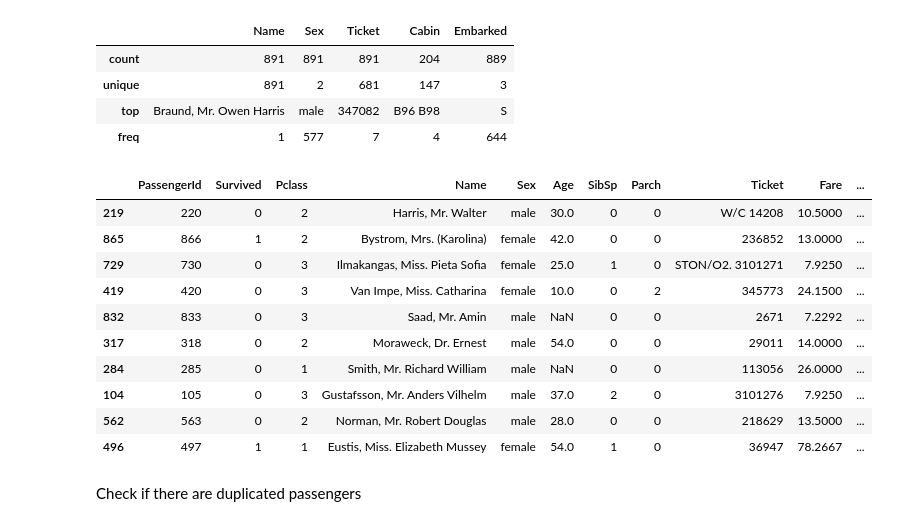
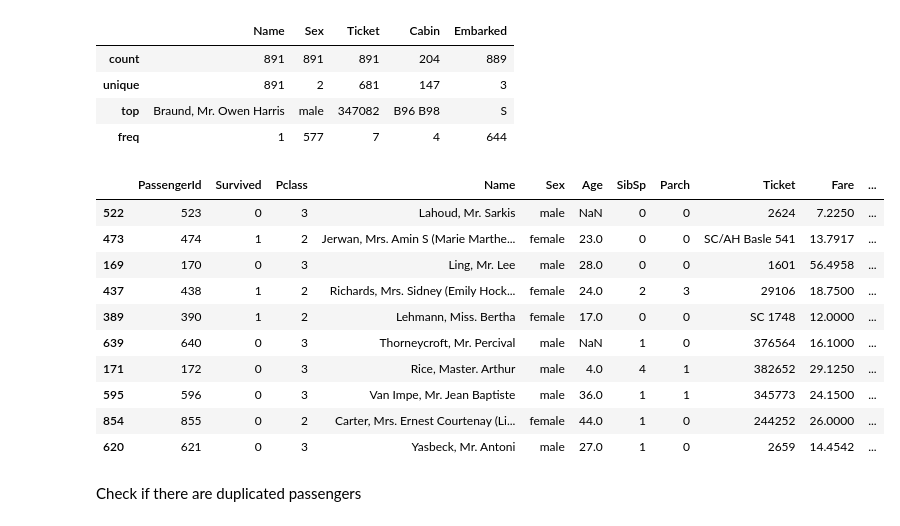
Before and after one commit to marfurt1/Random-Forest-Project_ana, a Jupyter notebook: src/explore.ipynb, the cells around one changed output. Cells and saved outputs as stored; diff of their text form; code cells hidden in the pictures.

```diff
--- a/src/explore.ipynb
+++ b/src/explore.ipynb
@@ -66,16 +69,16 @@ df.describe(include='object')
 | top | Braund, Mr. Owen Harris | male | 347082 | B96 B98 | S |
 | freq | 1 | 577 | 7 | 4 | 644 |
 # %%
-df.sample(10)
+df_raw.sample(10)
 # %% [output]
 |  | PassengerId | Survived | Pclass | Name | Sex | Age | SibSp | Parch | Ticket | Fare | ... |
-| 219 | 220 | 0 | 2 | Harris, Mr. Walter | male | 30.0 | 0 | 0 | W/C 14208 | 10.5000 | ... |
-| 865 | 866 | 1 | 2 | Bystrom, Mrs. (Karolina) | female | 42.0 | 0 | 0 | 236852 | 13.0000 | ... |
-| 729 | 730 | 0 | 3 | Ilmakangas, Miss. Pieta Sofia | female | 25.0 | 1 | 0 | STON/O2. 3101271 | 7.9250 | ... |
-| 419 | 420 | 0 | 3 | Van Impe, Miss. Catharina | female | 10.0 | 0 | 2 | 345773 | 24.1500 | ... |
-| 832 | 833 | 0 | 3 | Saad, Mr. Amin | male | NaN | 0 | 0 | 2671 | 7.2292 | ... |
-| 317 | 318 | 0 | 2 | Moraweck, Dr. Ernest | male | 54.0 | 0 | 0 | 29011 | 14.0000 | ... |
-| 284 | 285 | 0 | 1 | Smith, Mr. Richard William | male | NaN | 0 | 0 | 113056 | 26.0000 | ... |
-| 104 | 105 | 0 | 3 | Gustafsson, Mr. Anders Vilhelm | male | 37.0 | 2 | 0 | 3101276 | 7.9250 | ... |
-| 562 | 563 | 0 | 2 | Norman, Mr. Robert Douglas | male | 28.0 | 0 | 0 | 218629 | 13.5000 | ... |
-| 496 | 497 | 1 | 1 | Eustis, Miss. Elizabeth Mussey | female | 54.0 | 1 | 0 | 36947 | 78.2667 | ... |
+| 522 | 523 | 0 | 3 | Lahoud, Mr. Sarkis | male | NaN | 0 | 0 | 2624 | 7.2250 | ... |
+| 473 | 474 | 1 | 2 | Jerwan, Mrs. Amin S (Marie Marthe... | female | 23.0 | 0 | 0 | SC/AH Basle 541 | 13.7917 | ... |
+| 169 | 170 | 0 | 3 | Ling, Mr. Lee | male | 28.0 | 0 | 0 | 1601 | 56.4958 | ... |
+| 437 | 438 | 1 | 2 | Richards, Mrs. Sidney (Emily Hock... | female | 24.0 | 2 | 3 | 29106 | 18.7500 | ... |
+| 389 | 390 | 1 | 2 | Lehmann, Miss. Bertha | female | 17.0 | 0 | 0 | SC 1748 | 12.0000 | ... |
+| 639 | 640 | 0 | 3 | Thorneycroft, Mr. Percival | male | NaN | 1 | 0 | 376564 | 16.1000 | ... |
+| 171 | 172 | 0 | 3 | Rice, Master. Arthur | male | 4.0 | 4 | 1 | 382652 | 29.1250 | ... |
+| 595 | 596 | 0 | 3 | Van Impe, Mr. Jean Baptiste | male | 36.0 | 1 | 1 | 345773 | 24.1500 | ... |
+| 854 | 855 | 0 | 2 | Carter, Mrs. Ernest Courtenay (Li... | female | 44.0 | 1 | 0 | 244252 | 26.0000 | ... |
+| 620 | 621 | 0 | 3 | Yasbeck, Mr. Antoni | male | 27.0 | 1 | 0 | 2659 | 14.4542 | ... |
```
Also changed, not shown: parts of 66 cells of this notebook.
